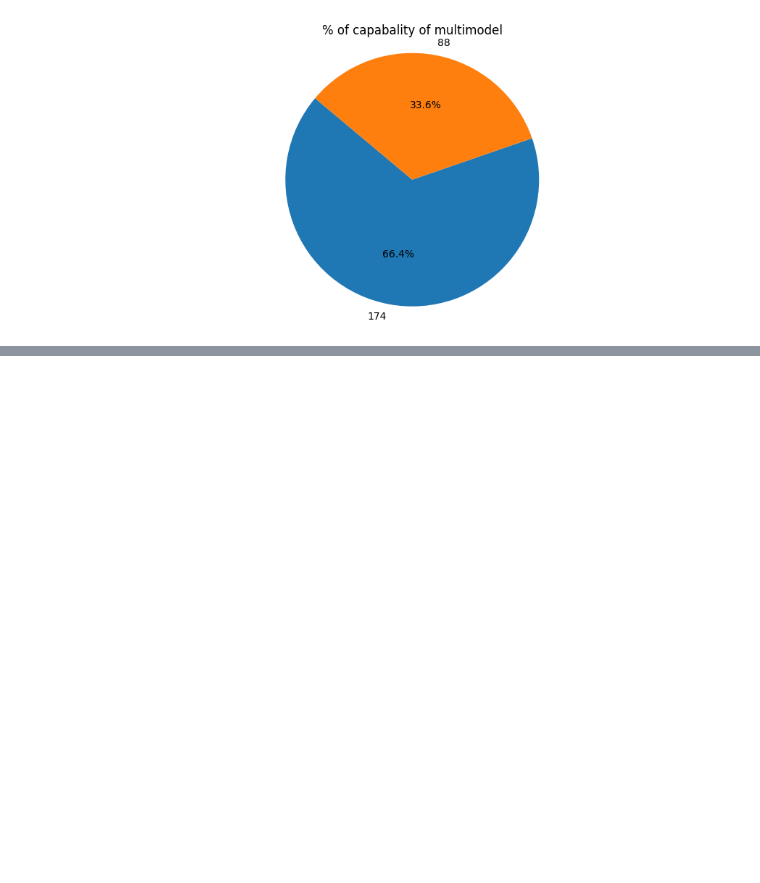
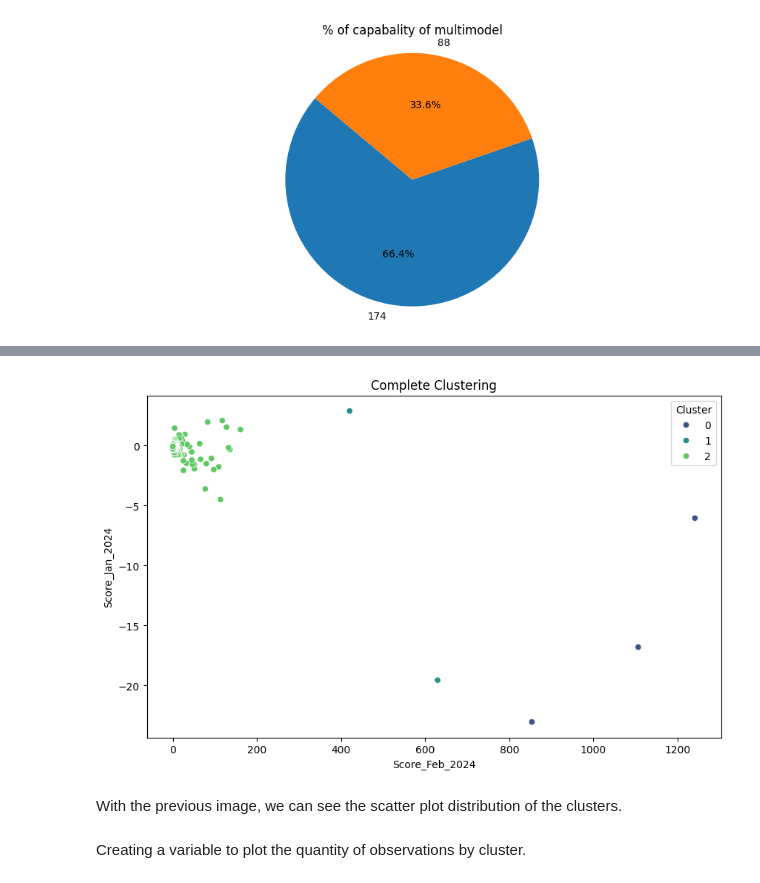
Before and after one commit to vaugsss/DataScience, a Jupyter notebook: DBMS.ipynb, the cells around one changed output, grey strips where cells are left out. Drawn from its saved outputs; the diff is of its cells as text; code cells hidden in the pictures; blank space fills up the shorter version.

```diff
--- a/DBMS.ipynb
+++ b/DBMS.ipynb
@@ -410,0 +435,19 @@ plt.show()
+# %%
+clusters_sing = AgglomerativeClustering(n_clusters = 3, metric = 'euclidean', linkage = 'complete')
+indicating_cluster_sing = clusters_sing.fit_predict(scorepoints)
+df['cluster_complete'] = indicating_cluster_sing
+df['cluster_complete'] = df['cluster_complete'].astype('category')
+# %%
+plt.figure(figsize=(10, 6))
+sns.scatterplot(data=df, x='Score_Feb_2024', y='Score_Jan_2024', hue='cluster_complete', palette='viridis')
+plt.title('Complete Clustering')
+plt.xlabel('Score_Feb_2024')
+plt.ylabel('Score_Jan_2024')
+plt.legend(title='Cluster')
+plt.show()
+# %% [output]
+[figure, added]
+# %% [markdown]
+With the previous image, we can see the scatter plot distribution of the clusters.
+# %% [markdown]
+Creating a variable to plot the quantity of observations by cluster.
```
Also changed, not shown: parts of 18 cells of this notebook.
